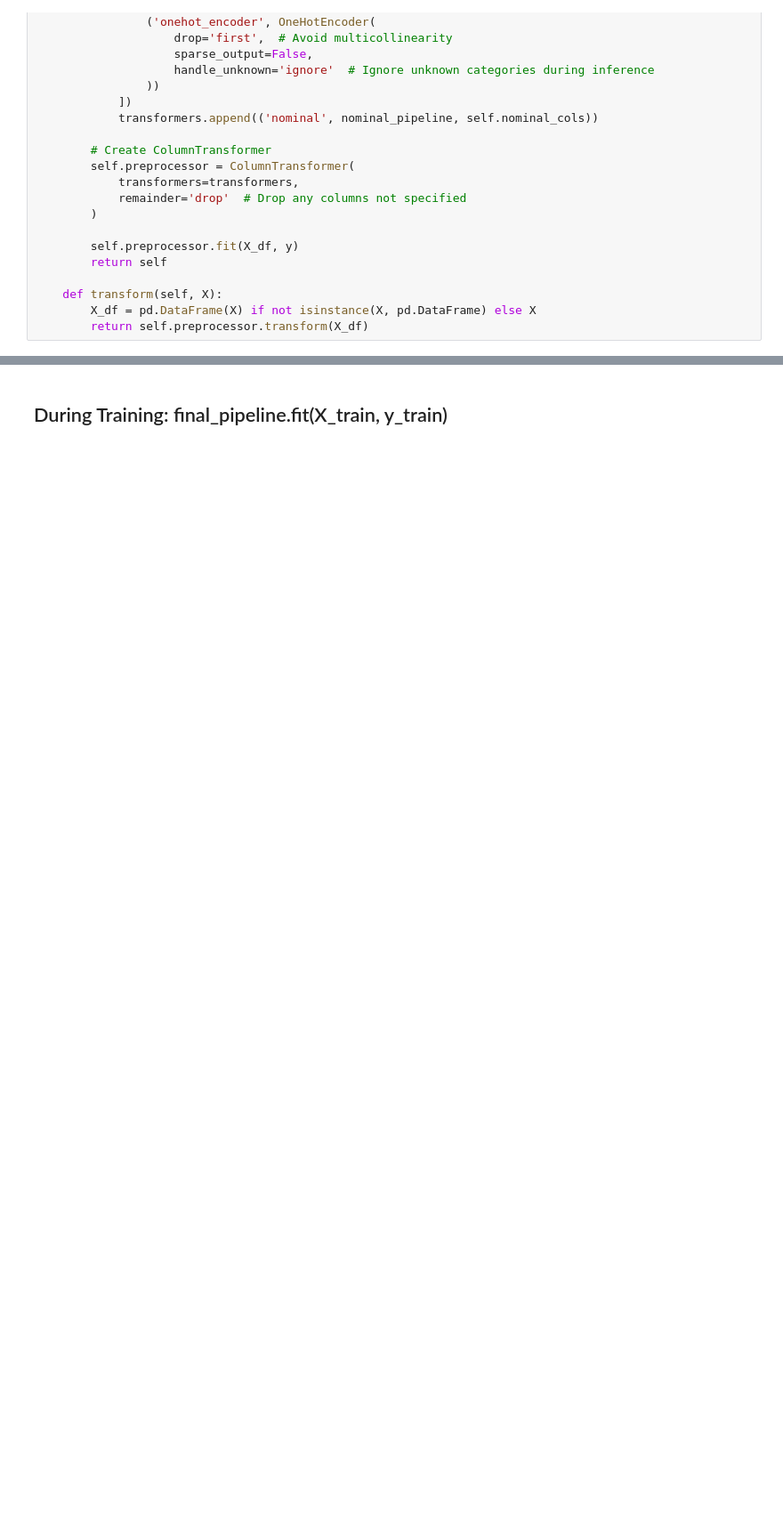
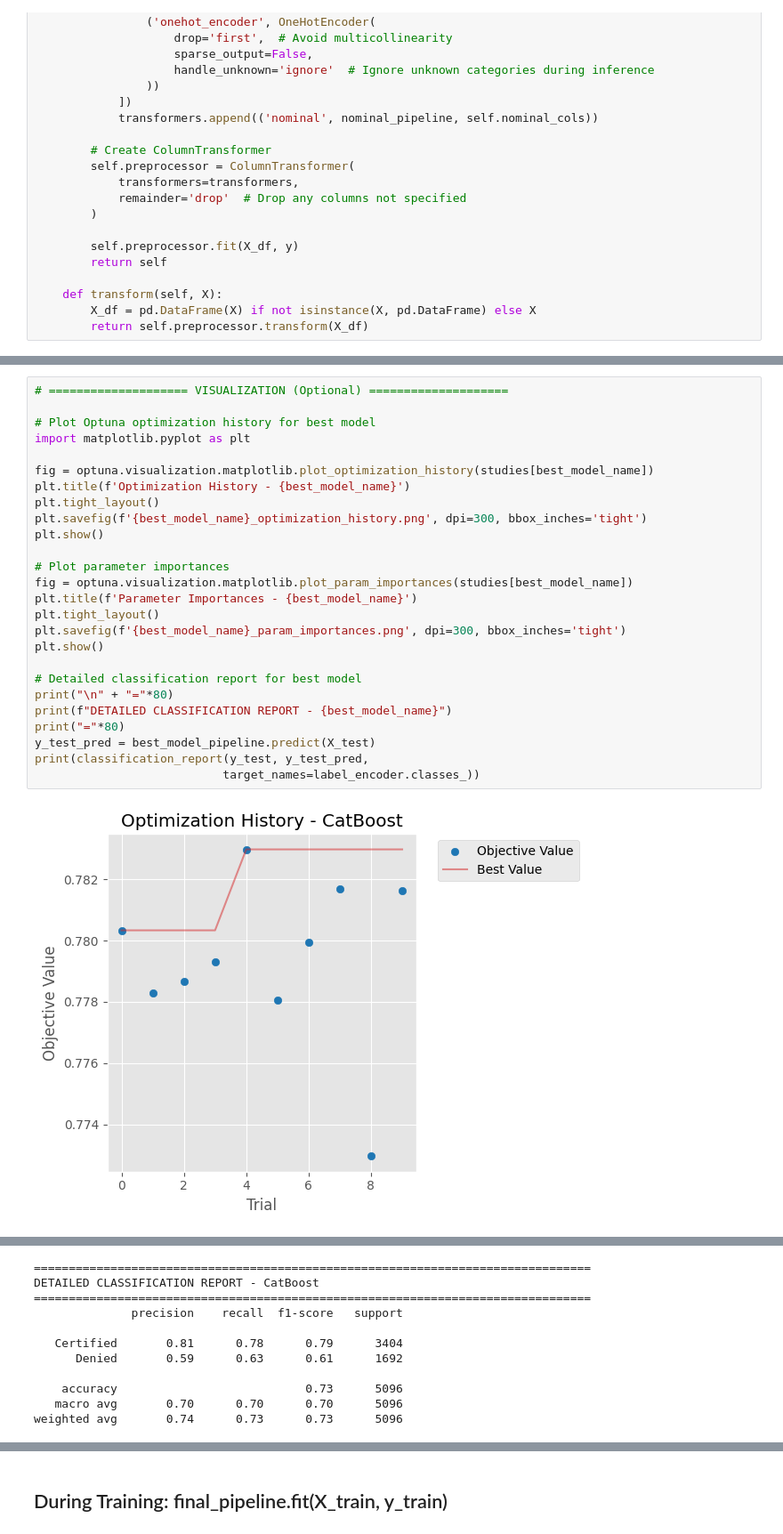
Before and after one commit to vaibhavss07/MLOPs_project, a Jupyter notebook: src/notebooks/test2.ipynb, the cells around one changed output, grey strips where cells are left out. Shown at 89% size. Cells and saved outputs as stored; diff of their text form; blank space fills up the shorter version.

```diff
--- a/src/notebooks/test2.ipynb
+++ b/src/notebooks/test2.ipynb
@@ -563,0 +837,28 @@ print(predictions_result[['predicted_case_status', 'probability_certified', 'pro
+# %%
+# ==================== VISUALIZATION (Optional) ====================
+
+# Plot Optuna optimization history for best model
+import matplotlib.pyplot as plt
+
+fig = optuna.visualization.matplotlib.plot_optimization_history(studies[best_model_name])
+plt.title(f'Optimization History - {best_model_name}')
+plt.tight_layout()
+plt.savefig(f'{best_model_name}_optimization_history.png', dpi=300, bbox_inches='tight')
+plt.show()
+
+# Plot parameter importances
+fig = optuna.visualization.matplotlib.plot_param_importances(studies[best_model_name])
+plt.title(f'Parameter Importances - {best_model_name}')
+plt.tight_layout()
+plt.savefig(f'{best_model_name}_param_importances.png', dpi=300, bbox_inches='tight')
+plt.show()
+
+# Detailed classification report for best model
+print("\n" + "="*80)
+print(f"DETAILED CLASSIFICATION REPORT - {best_model_name}")
+print("="*80)
+y_test_pred = best_model_pipeline.predict(X_test)
+print(classification_report(y_test, y_test_pred,
+                           target_names=label_encoder.classes_))
+# %% [output]
+[figure, added]
@@ -563,0 +866,11 @@ print(predictions_result[['predicted_case_status', 'probability_certified', 'pro
+================================================================================
+DETAILED CLASSIFICATION REPORT - CatBoost
+================================================================================
+              precision    recall  f1-score   support
+
+   Certified       0.81      0.78      0.79      3404
+      Denied       0.59      0.63      0.61      1692
+
+    accuracy                           0.73      5096
+   macro avg       0.70      0.70      0.70      5096
+weighted avg       0.74      0.73      0.73      5096
```
Also changed, not shown: parts of 15 cells of this notebook.
